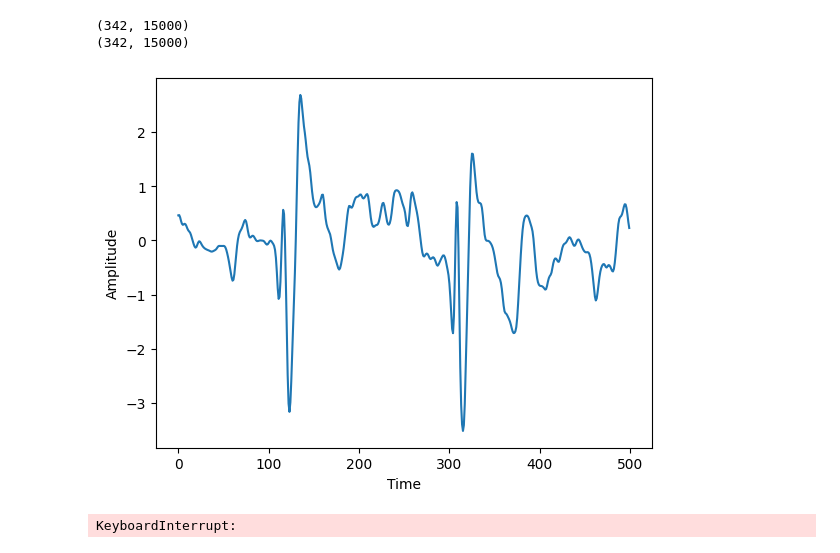
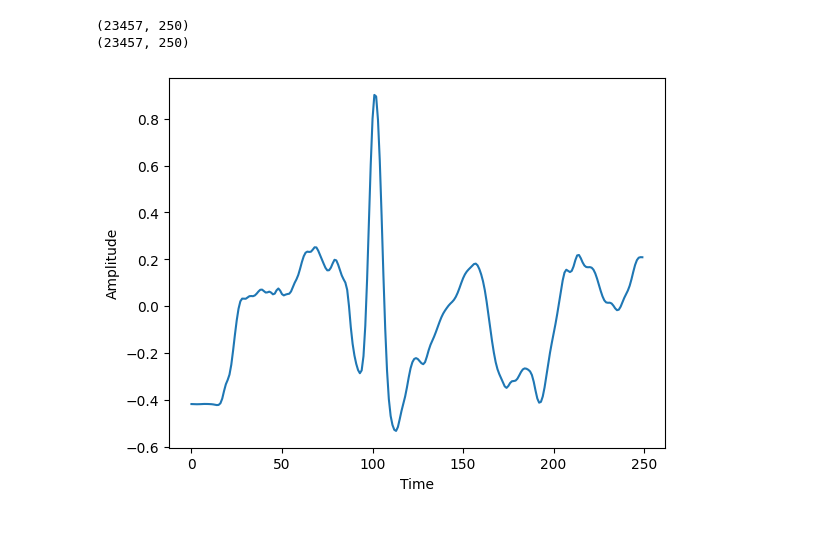
Before and after one commit to Spigiu/ecgproject, a Jupyter notebook: viz.ipynb, the cells around one changed output. Drawn from its saved outputs; the diff is of its cells as text; code cells hidden in the pictures.

```diff
--- a/viz.ipynb
+++ b/viz.ipynb
@@ -34,7 +33,8 @@ from sklearn.preprocessing import StandardScaler
 dataset = import_module('datasets.' + dataset_name)
 model = getattr(import_module('model'), model_name)
 
-ts, labels = dataset.load_data(t_len=15000, k=k)
+ts, labels = dataset.load_data()
+
 
 if rearrange_tensor:
     ts = ts.transpose(1, 2)
@@ -45,6 +45,7 @@ n_labels = int(labels.max()) + 1
 
 
 
+print(ts.shape)
 
 label_names = dataset.get_label_names()
 
@@ -52,7 +53,7 @@ indice=10
 patient=ts[indice,:].squeeze(0)
 patient_n=patient.numpy()
 fig, ax1 = plt.subplots(1, 1)
-ax1.plot(np.arange(k),patient[:], label='Original Signal')
+ax1.plot(np.arange(250),patient[:], label='Original Signal')
 ax1.set_xlabel('Time')
 ax1.set_ylabel('Amplitude')
 
@@ -72,5 +73,4 @@ ts = ts.squeeze(1)
 ts = ss.fit_transform(ts)
 #print(ts.shape)
 #ts=ts.unsqueeze(1)
-print(ts.shape)
 # %% [output]
@@ -143,20 +155,20 @@ The number of parameters is 1073857.
 # %%
 #ts_squeezed= ts.squeeze(1)
 #print(ts.shape)
-indice=100
-patient=ts[indice,1000:1500]
+indice=330
+patient=ts[indice,:]
 #patient_n=patient.numpy()
 fig, ax1 = plt.subplots(1, 1)
-ax1.plot(np.arange(500),patient[:], label='Original Signal')
+ax1.plot(np.arange(250),patient[:], label='Original Signal')
 ax1.set_xlabel('Time')
 ax1.set_ylabel('Amplitude')
 print(ts.shape)
 #print(patient)
 print(ts.shape)
 # %% [output]
-(342, 15000)
-(342, 15000)
+(23457, 250)
+(23457, 250)
-[figure, old version]
+[figure, new version]
 # %%
 #plot_dataloader_distribution(train_loader, label_names)
 # %%
@@ -171,8 +183,6 @@ print(ts.shape)
 train_loss, validation_loss = train(
     net, device, train_loader, validation_loader, epochs, lr=0.0001, weight_decay=0
 )
-# %% [output]
-KeyboardInterrupt:
 # %%
 print(net)
 # %%
```
Also changed, not shown: parts of 3 cells of this notebook, 1 other file.
